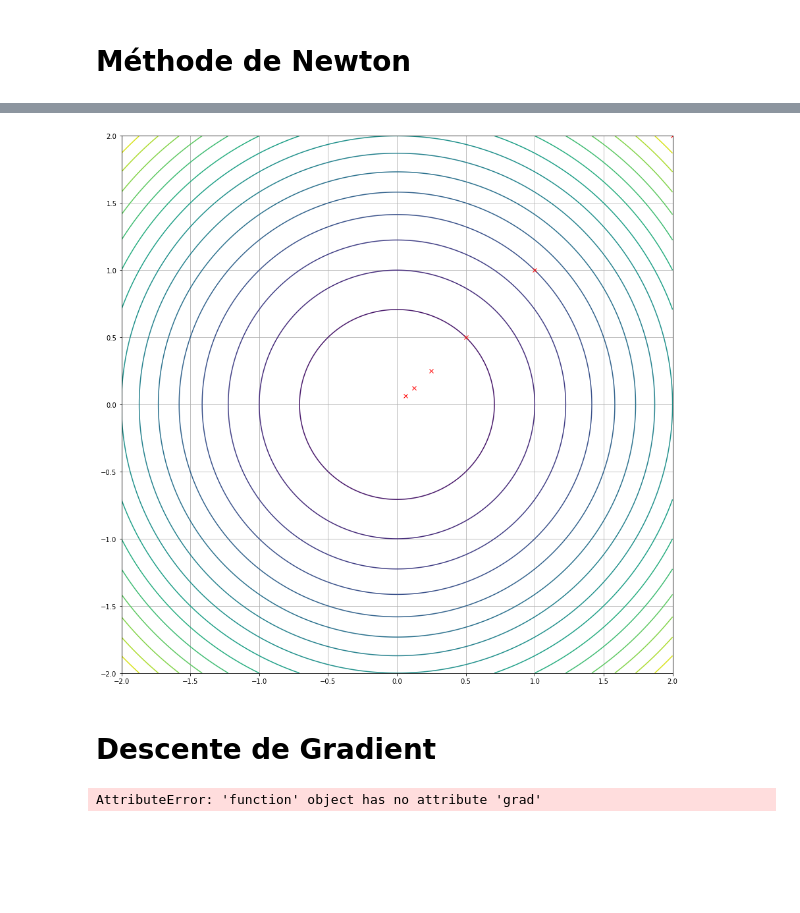
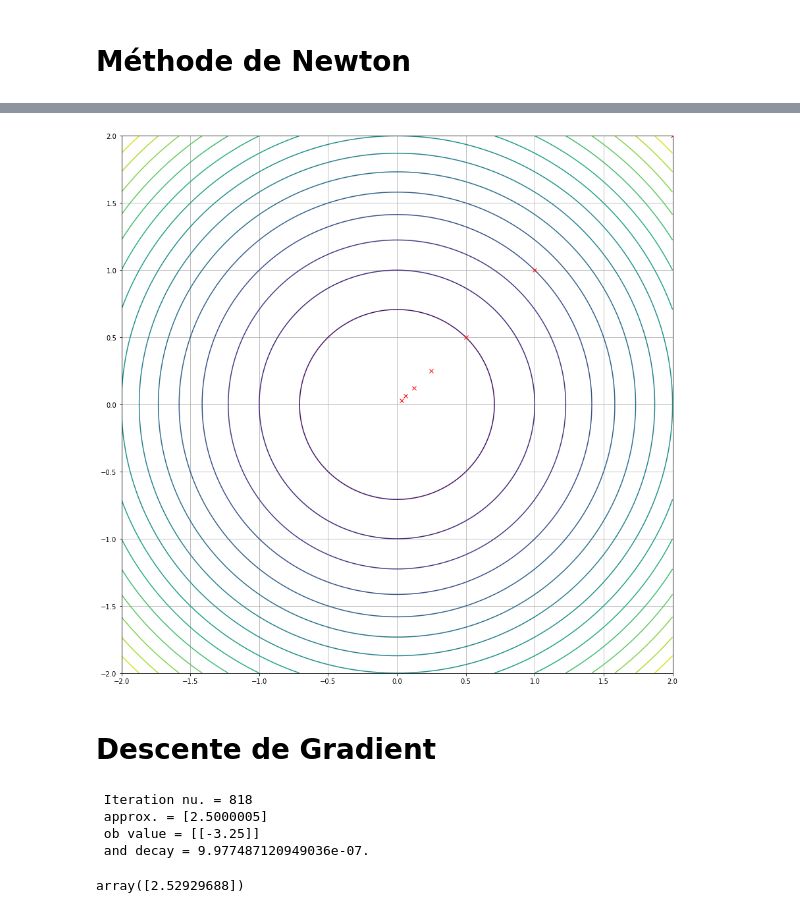
Before and after one commit to baptisteesteban/OCVXII, a Jupyter notebook: Danaé Experiment.ipynb, the cells around one changed output, grey strips where cells are left out. Saved outputs shown, nothing was run; the diff lists cells and outputs as text; code cells hidden in the pictures; blank space fills up the shorter version.

```diff
--- a/Danaé Experiment.ipynb
+++ b/Danaé Experiment.ipynb
@@ -24,7 +24,7 @@ f_d = {
     "grad": lambda x: np.array([2*x[0] - 5]),
     "hessian": lambda x: np.diag([2])
 }
-f = function(**f_d)
+f_1 = function(**f_d)
 P = probleme(f)
 # %% [markdown]
 # Méthode de Newton
@@ -45,2 +30,0 @@ def newton_method(f, x0, epsilon=0.1):
-# %%
-x, save = newton_method(f, [5], 0.1)
@@ -58,8 +30,0 @@ plt.plot(save[:, 0], np.zeros((save.shape[0])), "rx")
-# %%
-f_2_d = {
-    "dim": 2,
-    "value": lambda x: x[0]**2 + x[1]**2,
-    "grad": lambda x: np.array([2 * x[0], 2 * x[1]]),
-    "hessian": lambda x: np.diag([2, 2])
-}
-f_2 = function(**f_2_d)
@@ -77,13 +30,0 @@ plt.show()
-# %%
-x, save = newton_method(f_2, np.array([2, 2]))
-
-plt.figure(figsize=(15, 15))
-x, y = np.linspace(-2, 2, 200), np.linspace(-2, 2, 200)
-X, Y = np.meshgrid(x, y)
-x_y = np.vstack([X.reshape(1, -1), Y.reshape(1, -1)]).reshape(2, -1)
-plt.contour(X, Y, f_2.value(x_y).reshape(200, -1), 15)
-plt.plot(save[:, 0], save[:, 1], "rx")
-plt.grid()
-plt.show()
-# %% [output]
-[figure, removed]
@@ -90,3 +76,9 @@ plt.show()
+# %%
+meth = Newton(f_2)
+meth(np.array([2, 2]))
+meth.plot()
+# %% [output]
+[figure, added]
 # %% [markdown]
 # Descente de Gradient
 # %%
@@ -179,7 +171,15 @@ class GD():
 # %%
 GD_default = GD()
 # %%
-op_pt, iters, iters_dir, n_iter = GD_default(np.array([10]), (lambda x : f.value (x, 2)),
-                                             (lambda x, f, tol : f.grad (x, 2)), True)
+op_pt, iters, iters_dir, n_iter = GD_default(np.array([10]), (lambda x : f_1.value ([x])),
+                                             (lambda x, f, tol : f_1.grad(x)), True)
 # %% [output]
-AttributeError: 'function' object has no attribute 'grad'
+ Iteration nu. = 818
+ approx. = [2.5000005]
+ ob value = [[-3.25]]
+ and decay = 9.977487120949036e-07.
+# %%
+newt = Newton(f_1)
+newt(np.array([10]))
+# %% [output]
+array([2.52929688])
```
Also changed, not shown: parts of 8 cells of this notebook.
